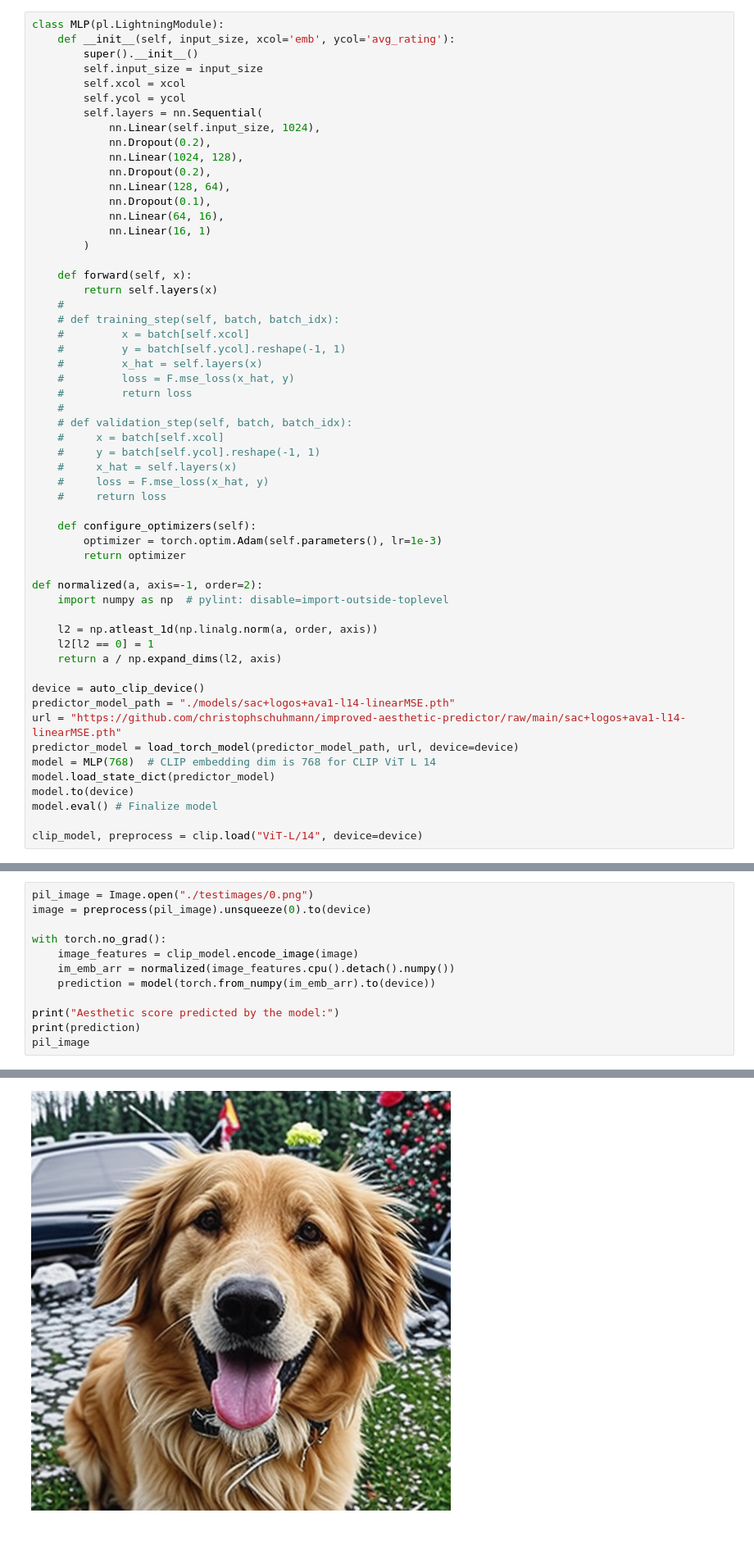
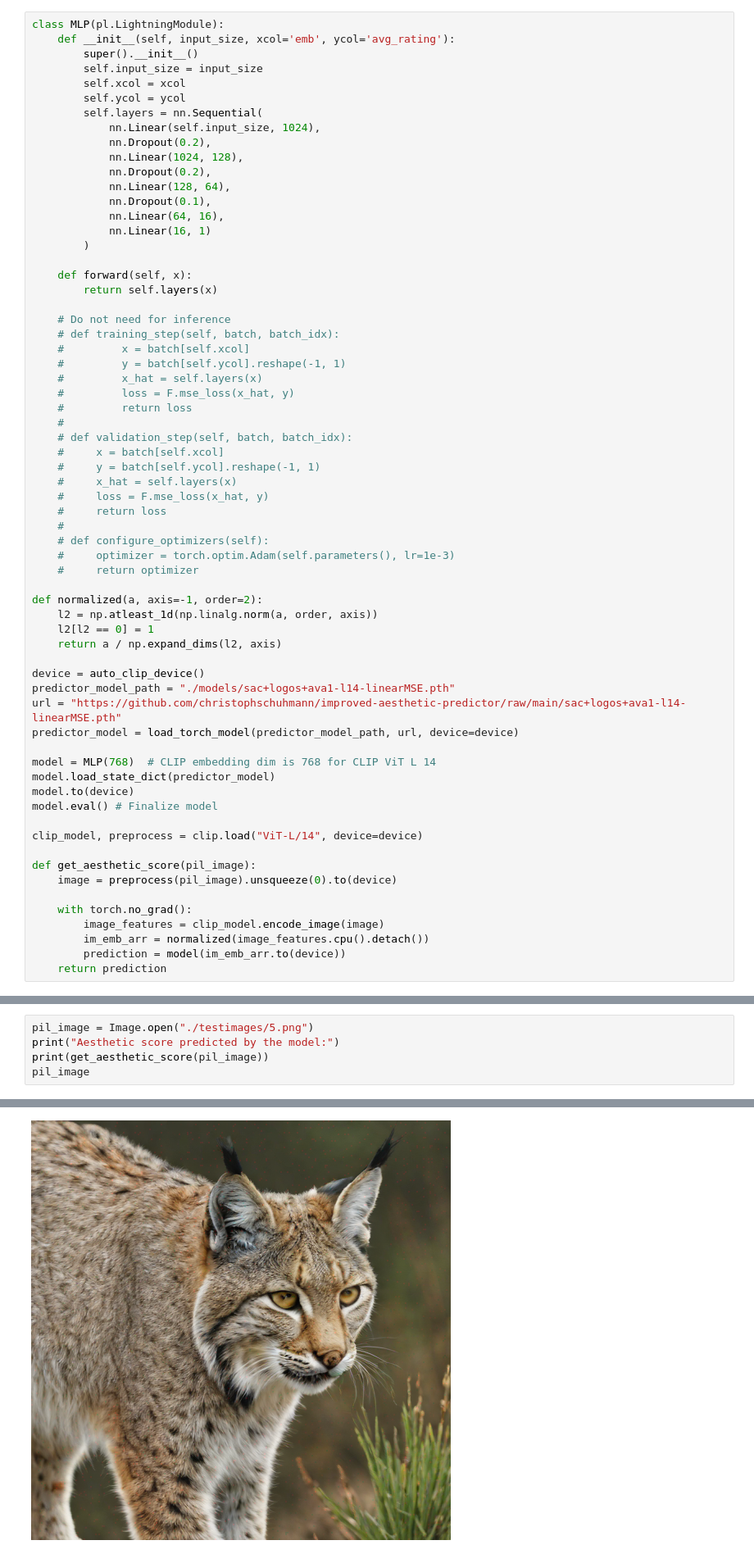
Before and after one commit to malthee/evolutionary-diffusion, a Jupyter notebook: model-evaluation/aesthetics_evaluator.ipynb, the cells around one changed output, grey strips where cells are left out. Shown at 82% size. Cells and saved outputs as stored; diff of their text form.

```diff
--- a/model-evaluation/aesthetics_evaluator.ipynb
+++ b/model-evaluation/aesthetics_evaluator.ipynb
@@ -32,7 +36,8 @@ class MLP(pl.LightningModule):
 
     def forward(self, x):
         return self.layers(x)
-    #
+
+    # Do not need for inference
     # def training_step(self, batch, batch_idx):
     #         x = batch[self.xcol]
     #         y = batch[self.ycol].reshape(-1, 1)
@@ -46,14 +51,12 @@ class MLP(pl.LightningModule):
     #     x_hat = self.layers(x)
     #     loss = F.mse_loss(x_hat, y)
     #     return loss
-
-    def configure_optimizers(self):
-        optimizer = torch.optim.Adam(self.parameters(), lr=1e-3)
-        return optimizer
+    #
+    # def configure_optimizers(self):
+    #     optimizer = torch.optim.Adam(self.parameters(), lr=1e-3)
+    #     return optimizer
 
 def normalized(a, axis=-1, order=2):
-    import numpy as np  # pylint: disable=import-outside-toplevel
-
     l2 = np.atleast_1d(np.linalg.norm(a, order, axis))
     l2[l2 == 0] = 1
     return a / np.expand_dims(l2, axis)
@@ -62,10 +65,20 @@ device = auto_clip_device()
 predictor_model_path = "./models/sac+logos+ava1-l14-linearMSE.pth"
 url = "https://github.com/christophschuhmann/improved-aesthetic-predictor/raw/main/sac+logos+ava1-l14-linearMSE.pth"
 predictor_model = load_torch_model(predictor_model_path, url, device=device)
+
 model = MLP(768)  # CLIP embedding dim is 768 for CLIP ViT L 14
 model.load_state_dict(predictor_model)
 model.to(device)
 model.eval() # Finalize model
 
 clip_model, preprocess = clip.load("ViT-L/14", device=device)
+
+def get_aesthetic_score(pil_image):
+    image = preprocess(pil_image).unsqueeze(0).to(device)
+
+    with torch.no_grad():
+        image_features = clip_model.encode_image(image)
+        im_emb_arr = normalized(image_features.cpu().detach())
+        prediction = model(im_emb_arr.to(device))
+    return prediction
 # %% [output]
@@ -74,16 +86,9 @@ Model loaded successfully.
 # %% [markdown]
 ## Simple inference
 # %%
-pil_image = Image.open("./testimages/0.png")
-image = preprocess(pil_image).unsqueeze(0).to(device)
-
-with torch.no_grad():
-    image_features = clip_model.encode_image(image)
-    im_emb_arr = normalized(image_features.cpu().detach().numpy())
-    prediction = model(torch.from_numpy(im_emb_arr).to(device))
-
+pil_image = Image.open("./testimages/5.png")
 print("Aesthetic score predicted by the model:")
-print(prediction)
+print(get_aesthetic_score(pil_image))
 pil_image
 # %% [output]
 Aesthetic score predicted by the model:
@@ -91 +96 @@ tensor([[5.7360]])
-[figure, old version]
+[figure, new version]
```
Also changed, not shown: parts of 5 cells of this notebook, 3 other files.
